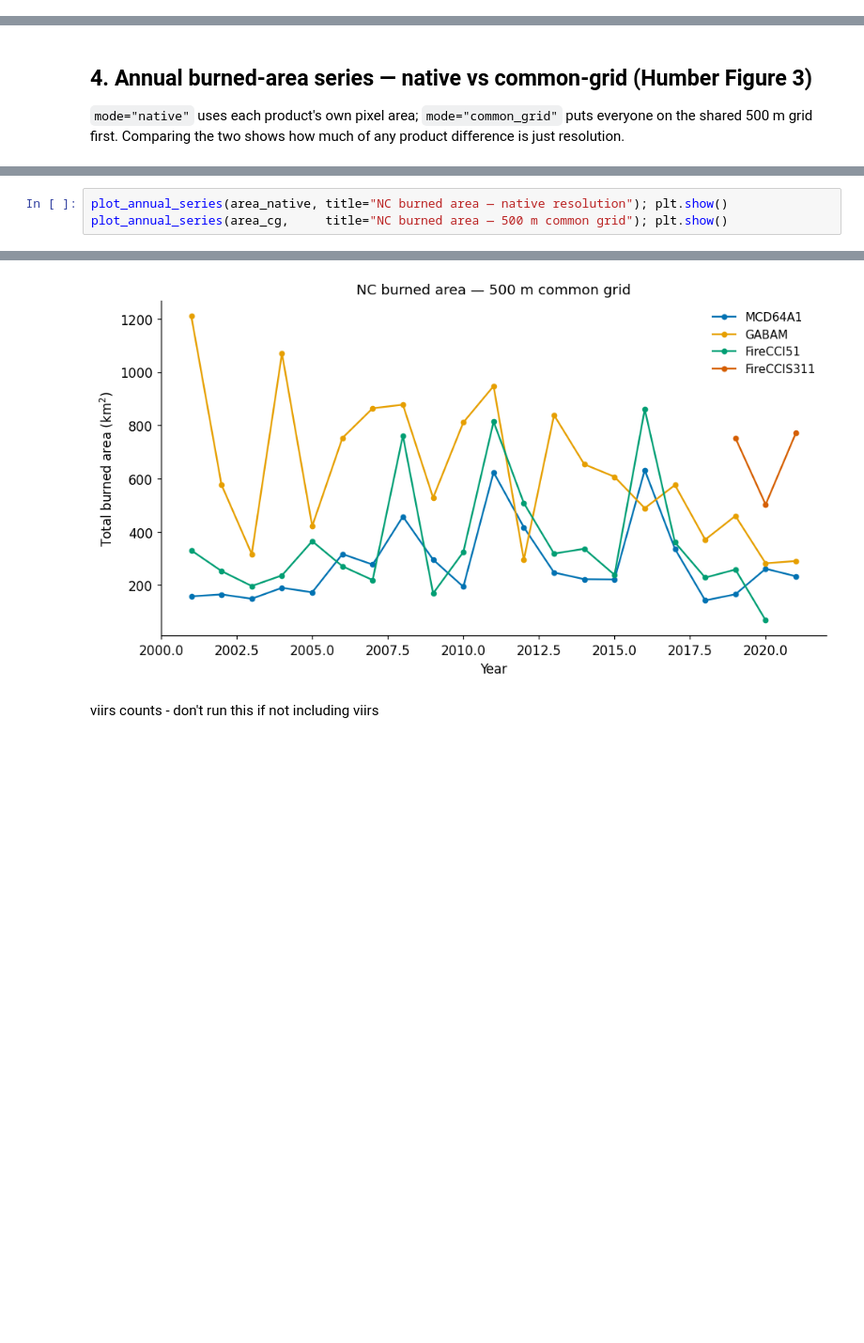
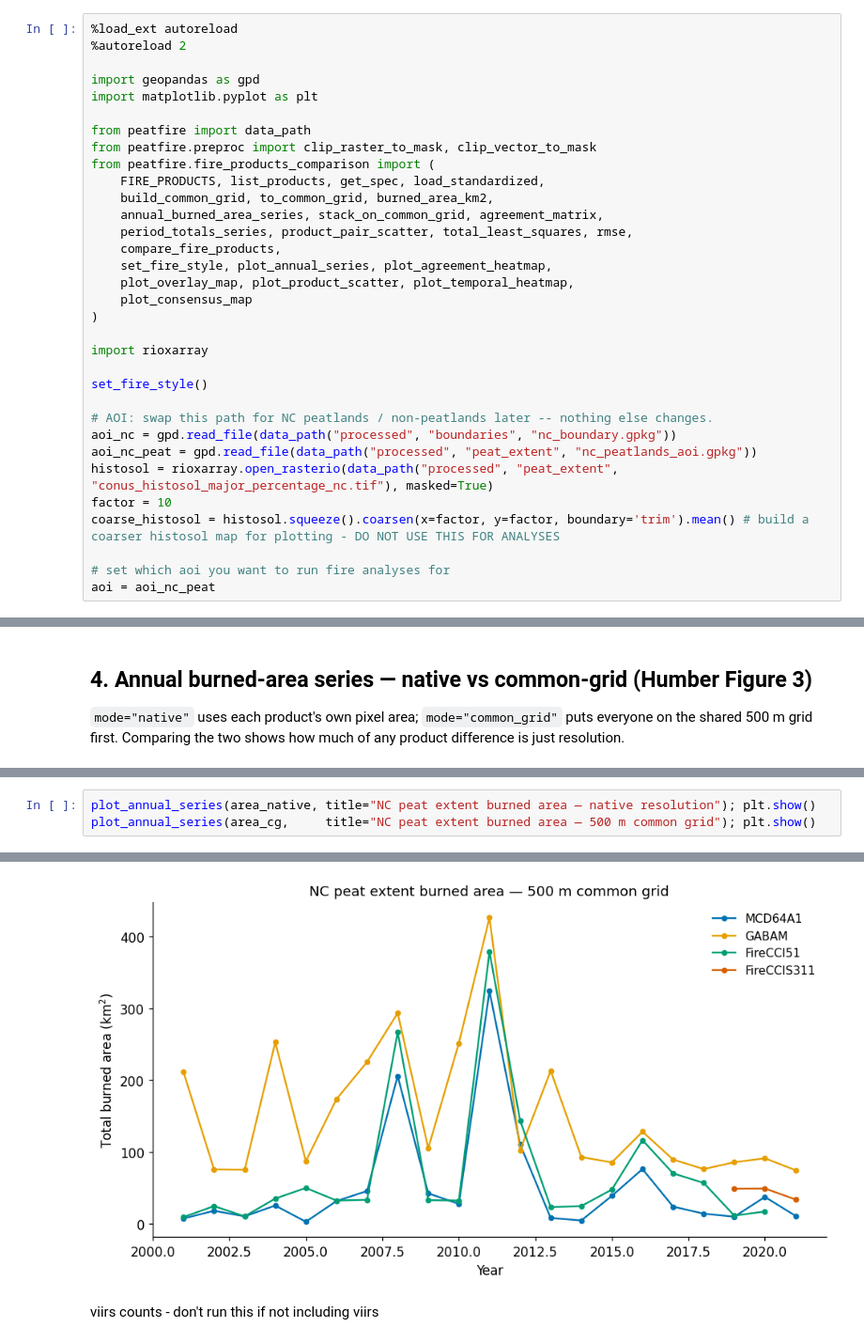
Before and after one commit to jimzhang629/peat_fire_stanback, a Jupyter notebook: notebooks/run_fire_comparison.ipynb, the cells around one changed output, grey strips where cells are left out. Shown at 94% size. Drawn from its saved outputs; the diff is of its cells as text; blank space fills up the shorter version.

```diff
--- a/notebooks/run_fire_comparison.ipynb
+++ b/notebooks/run_fire_comparison.ipynb
@@ -14,3 +14,36 @@ Key invariants:
 Run the cells top to bottom. Each prints/plots the intermediate object it just made.
 # %% [markdown]
 ## 0. Setup & area of interest (AOI)
+# %%
+%load_ext autoreload
+%autoreload 2
+
+import geopandas as gpd
+import matplotlib.pyplot as plt
+
+from peatfire import data_path
+from peatfire.preproc import clip_raster_to_mask, clip_vector_to_mask
+from peatfire.fire_products_comparison import (
+    FIRE_PRODUCTS, list_products, get_spec, load_standardized,
+    build_common_grid, to_common_grid, burned_area_km2,
+    annual_burned_area_series, stack_on_common_grid, agreement_matrix,
+    period_totals_series, product_pair_scatter, total_least_squares, rmse,
+    compare_fire_products,
+    set_fire_style, plot_annual_series, plot_agreement_heatmap,
+    plot_overlay_map, plot_product_scatter, plot_temporal_heatmap,
+    plot_consensus_map
+)
+
+import rioxarray
+
+set_fire_style()
+
+# AOI: swap this path for NC peatlands / non-peatlands later -- nothing else changes.
+aoi_nc = gpd.read_file(data_path("processed", "boundaries", "nc_boundary.gpkg"))
+aoi_nc_peat = gpd.read_file(data_path("processed", "peat_extent", "nc_peatlands_aoi.gpkg"))
+histosol = rioxarray.open_rasterio(data_path("processed", "peat_extent", "conus_histosol_major_percentage_nc.tif"), masked=True)
+factor = 10
+coarse_histosol = histosol.squeeze().coarsen(x=factor, y=factor, boundary='trim').mean() # build a coarser histosol map for plotting - DO NOT USE THIS FOR ANALYSES
+
+# set which aoi you want to run fire analyses for
+aoi = aoi_nc_peat
@@ -173,4 +195,4 @@ KeyboardInterrupt:
 # %%
-plot_annual_series(area_native, title="NC burned area — native resolution"); plt.show()
-plot_annual_series(area_cg,     title="NC burned area — 500 m common grid"); plt.show()
+plot_annual_series(area_native, title="NC peat extent burned area — native resolution"); plt.show()
+plot_annual_series(area_cg,     title="NC peat extent burned area — 500 m common grid"); plt.show()
 # %% [output]
@@ -178,4 +200,4 @@ plot_annual_series(area_cg,     title="NC burned area — 500 m common grid"); p
-[figure, old version]
+[figure, new version]
 # %% [markdown]
 viirs counts - don't run this if not including viirs
 # %%
```
Also changed, not shown: parts of 15 cells of this notebook, 2 other files.
